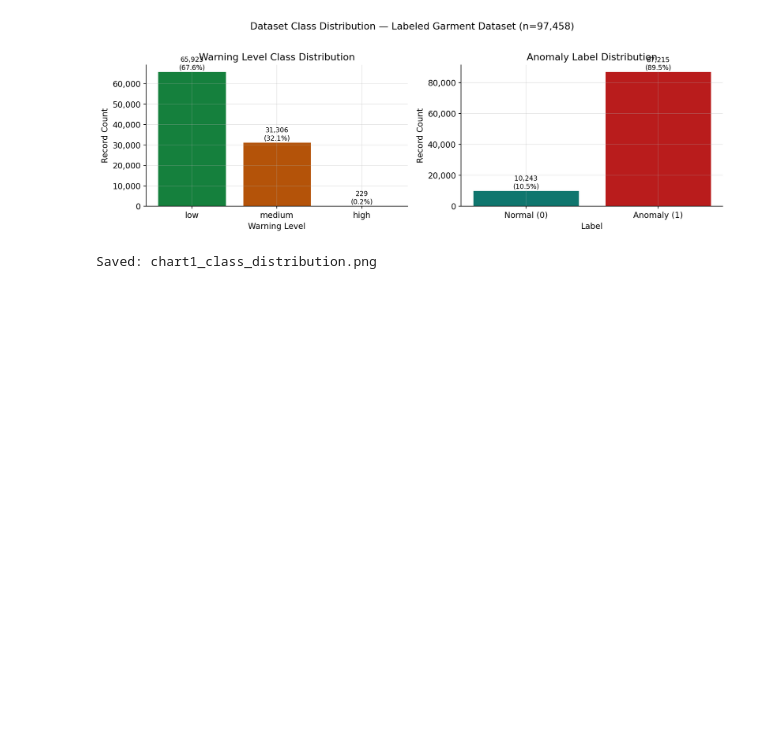
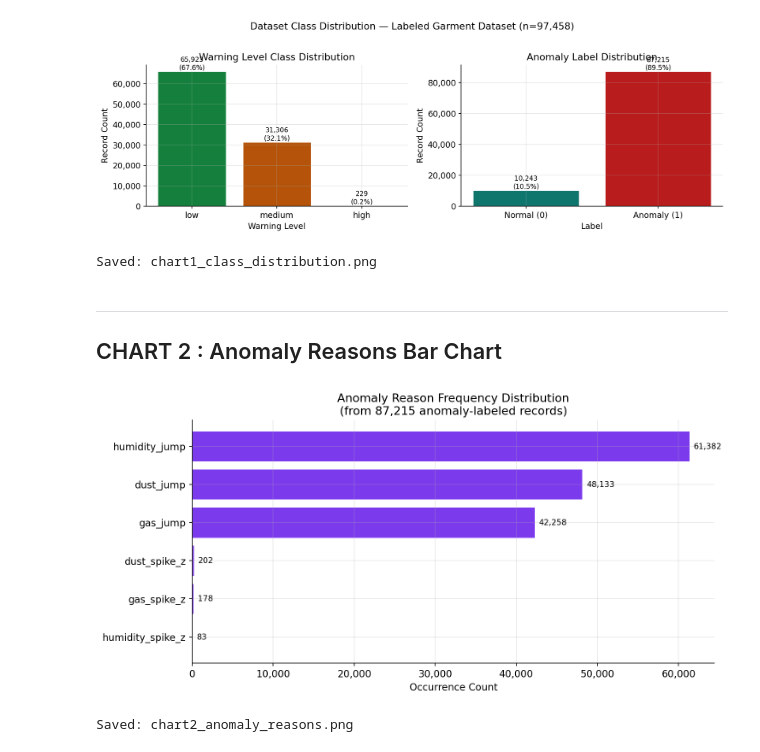
Before and after one commit to SenathPerera/smart-garment-storage-environment-condition-monitoring-system, a Jupyter notebook: backend-node/ml/research/ml_analysis.ipynb, the cells around one changed output. Cells and saved outputs as stored; diff of their text form; code cells hidden in the pictures; blank space fills up the shorter version.

Commit message:
Coreleation heatmap and anomaly reason bar chart added

```diff
--- a/backend-node/ml/research/ml_analysis.ipynb
+++ b/backend-node/ml/research/ml_analysis.ipynb
@@ -162,3 +162,36 @@ print('Saved: chart1_class_distribution.png')
 # %% [output]
 [figure]
 Saved: chart1_class_distribution.png
+# %% [markdown]
+---
+## CHART 2 : Anomaly Reasons Bar Chart
+# %%
+reasons_flat = []
+for val in df_clean['anomaly_reasons'].dropna():
+    if val not in ('normal', '0', ''):
+        for r in str(val).split('|'):
+            r = r.strip()
+            if r:
+                reasons_flat.append(r)
+
+from collections import Counter
+reason_counts = Counter(reasons_flat)
+reasons_df = pd.DataFrame(reason_counts.most_common(), columns=['Reason', 'Count'])
+
+fig, ax = plt.subplots(figsize=(10, 5))
+bars = ax.barh(reasons_df['Reason'], reasons_df['Count'],
+               color=PALETTE['purple'], edgecolor='white', linewidth=0.5)
+for bar, val in zip(bars, reasons_df['Count']):
+    ax.text(bar.get_width() + 500, bar.get_y() + bar.get_height()/2,
+            f'{val:,}', va='center', fontsize=9)
+ax.set_xlabel('Occurrence Count')
+ax.set_title('Anomaly Reason Frequency Distribution\n(from 87,215 anomaly-labeled records)')
+ax.xaxis.set_major_formatter(mticker.FuncFormatter(lambda x, _: f'{int(x):,}'))
+ax.invert_yaxis()
+plt.tight_layout()
+plt.savefig('chart2_anomaly_reasons.png')
+plt.show()
+print('Saved: chart2_anomaly_reasons.png')
+# %% [output]
+[figure, added]
+Saved: chart2_anomaly_reasons.png
```
Also changed, not shown: parts of 2 cells of this notebook, 2 other files.
